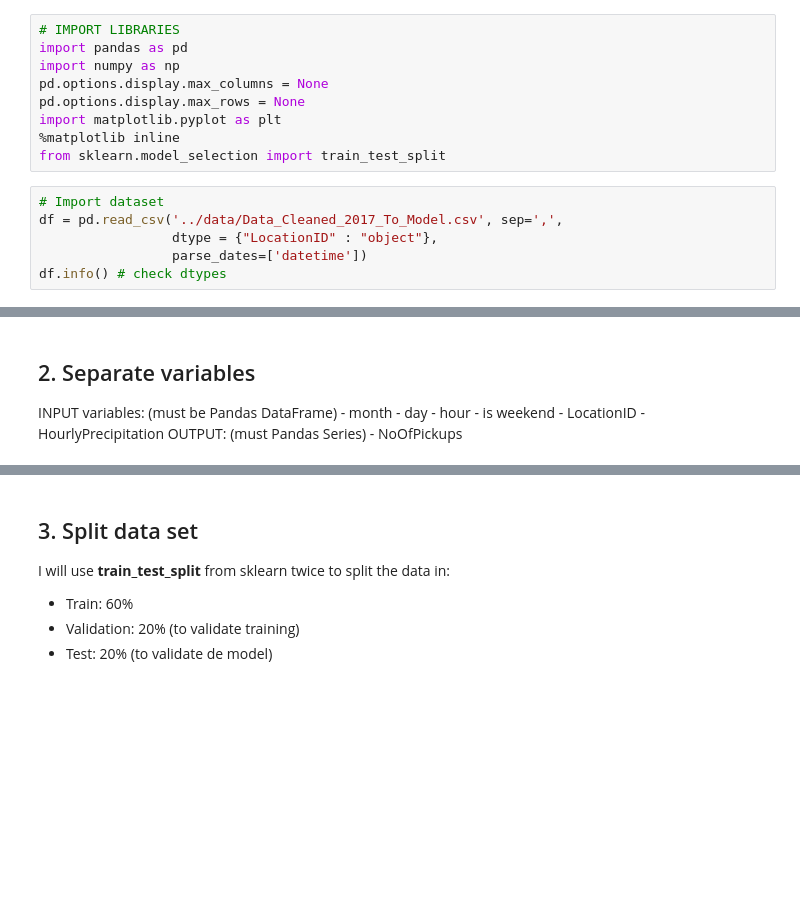
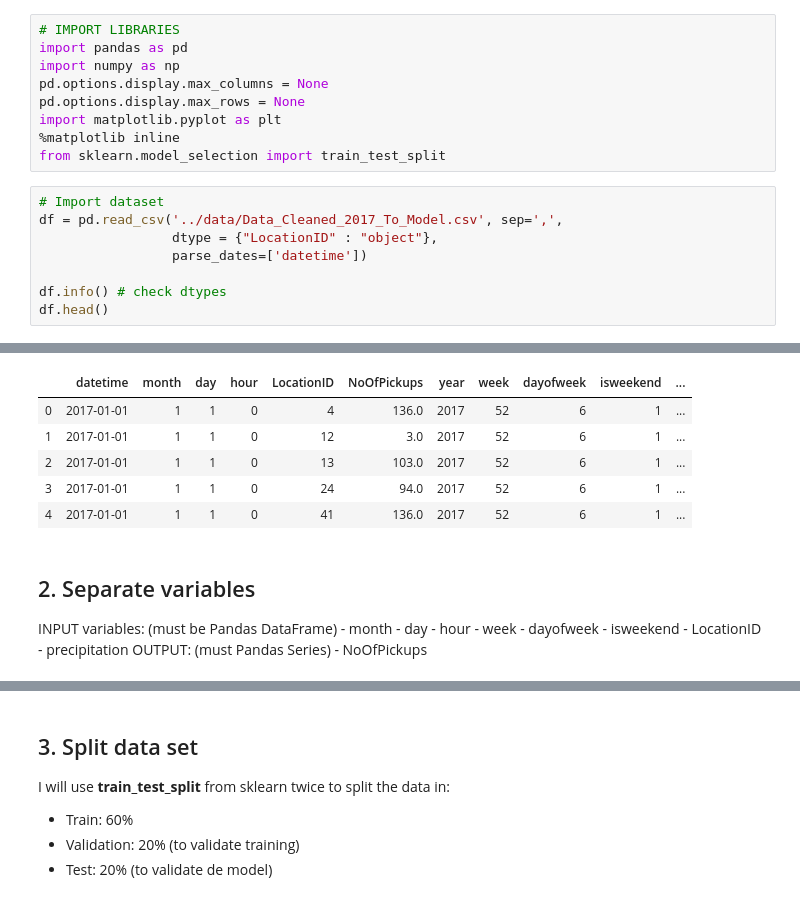
Before and after one commit to angelrps/MasterDataScience_FinalProject, a Jupyter notebook: notebooks/Modelling_01.ipynb, the cells around one changed output, grey strips where cells are left out. Saved outputs shown, nothing was run; the diff lists cells and outputs as text; blank space fills up the shorter version.

```diff
--- a/notebooks/Modelling_01.ipynb
+++ b/notebooks/Modelling_01.ipynb
@@ -34,7 +40,9 @@ from sklearn.model_selection import train_test_split
 df = pd.read_csv('../data/Data_Cleaned_2017_To_Model.csv', sep=',',
                  dtype = {"LocationID" : "object"},
                  parse_dates=['datetime'])
+
 df.info() # check dtypes
+df.head()
 # %% [output]
 <class 'pandas.core.frame.DataFrame'>
 RangeIndex: 586920 entries, 0 to 586919
@@ -53,14 +61,22 @@ HourlyPrecipitation    586920 non-null float64
 dtypes: datetime64[ns](1), float64(2), int64(7), object(1)
 memory usage: 49.3+ MB
+|  | datetime | month | day | hour | LocationID | NoOfPickups | year | week | dayofweek | isweekend | ... |
+| 0 | 2017-01-01 | 1 | 1 | 0 | 4 | 136.0 | 2017 | 52 | 6 | 1 | ... |
+| 1 | 2017-01-01 | 1 | 1 | 0 | 12 | 3.0 | 2017 | 52 | 6 | 1 | ... |
+| 2 | 2017-01-01 | 1 | 1 | 0 | 13 | 103.0 | 2017 | 52 | 6 | 1 | ... |
+| 3 | 2017-01-01 | 1 | 1 | 0 | 24 | 94.0 | 2017 | 52 | 6 | 1 | ... |
+| 4 | 2017-01-01 | 1 | 1 | 0 | 41 | 136.0 | 2017 | 52 | 6 | 1 | ... |
 # %% [markdown]
 ## 2. Separate variables
 INPUT variables: (must be Pandas DataFrame)
     - month
     - day
     - hour
-    - is weekend
+    - week
+    - dayofweek
+    - isweekend
     - LocationID
-    - HourlyPrecipitation
+    - precipitation
 OUTPUT: (must Pandas Series)
     - NoOfPickups
 # %%
```
Also changed, not shown: parts of 19 cells of this notebook.
